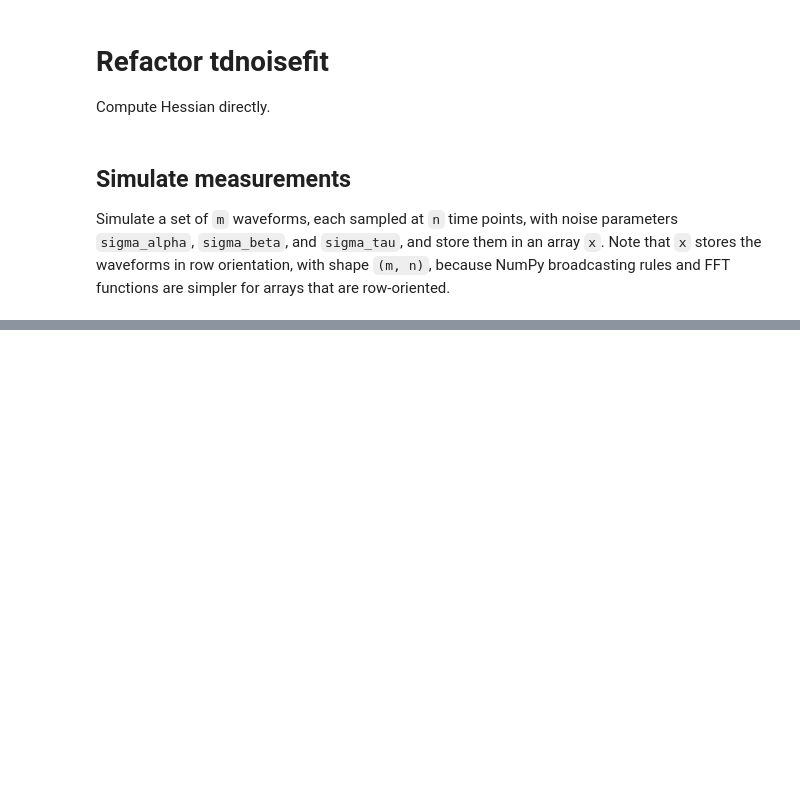
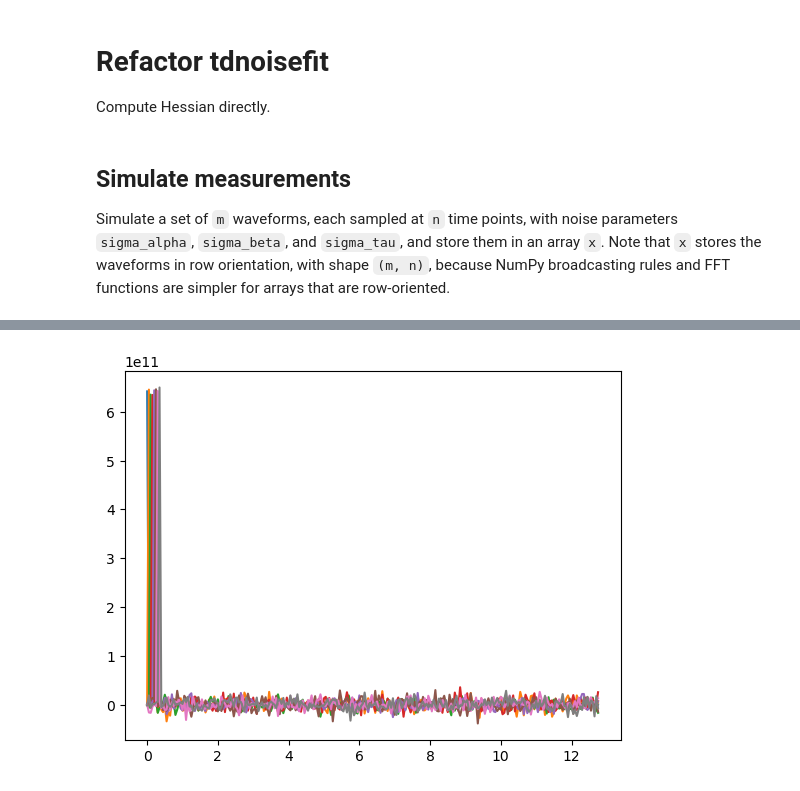
Before and after one commit to dodge-research-group/thztools, a Jupyter notebook: examples/tdnoisefit-refactor.ipynb, the cells around one changed output, grey strips where cells are left out. Drawn from its saved outputs; the diff is of its cells as text; code cells hidden in the pictures; blank space fills up the shorter version.

Commit message:
Examine hessian structure

```diff
--- a/examples/tdnoisefit-refactor.ipynb
+++ b/examples/tdnoisefit-refactor.ipynb
@@ -37,0 +40,8 @@ eta = np.zeros(m)
+# %%
+logv = np.log(sigma**2)
+
+def tdnll_mu(_mu):
+    return thz.tdnll(x, _mu, logv, a, eta, ts, fix_logv=True, fix_mu=True,
+                 fix_a=True, fix_eta=True)[0]
+
+hess = nd.Hessian(tdnll_mu, step=1e-10)(mu)
@@ -37,0 +61,6 @@ eta = np.zeros(m)
+# %%
+for i in range(8):
+    plt.plot(t, hess[:, i])
+plt.show()
+# %% [output]
+[figure, added]
```
Also changed, not shown: parts of 4 cells of this notebook.
